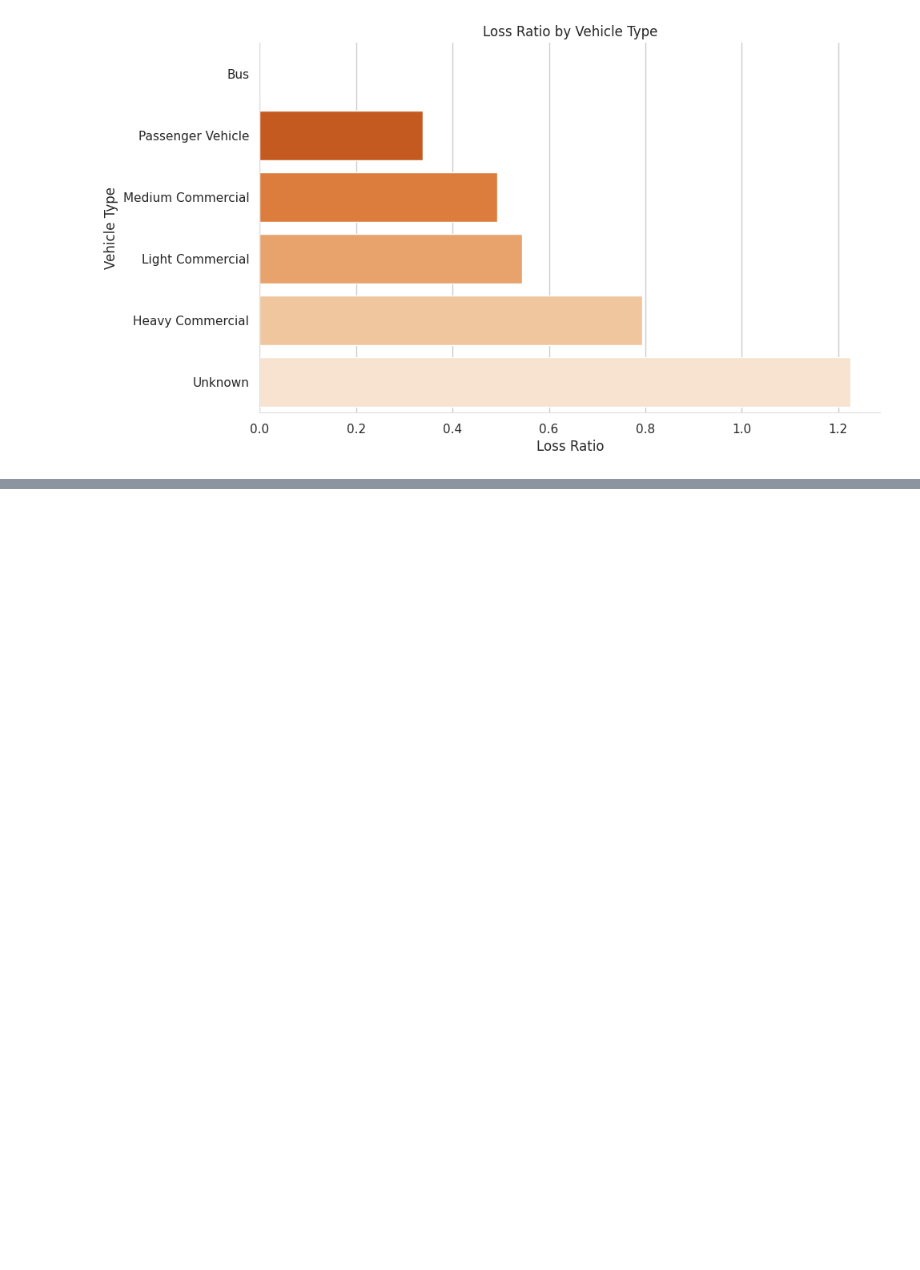
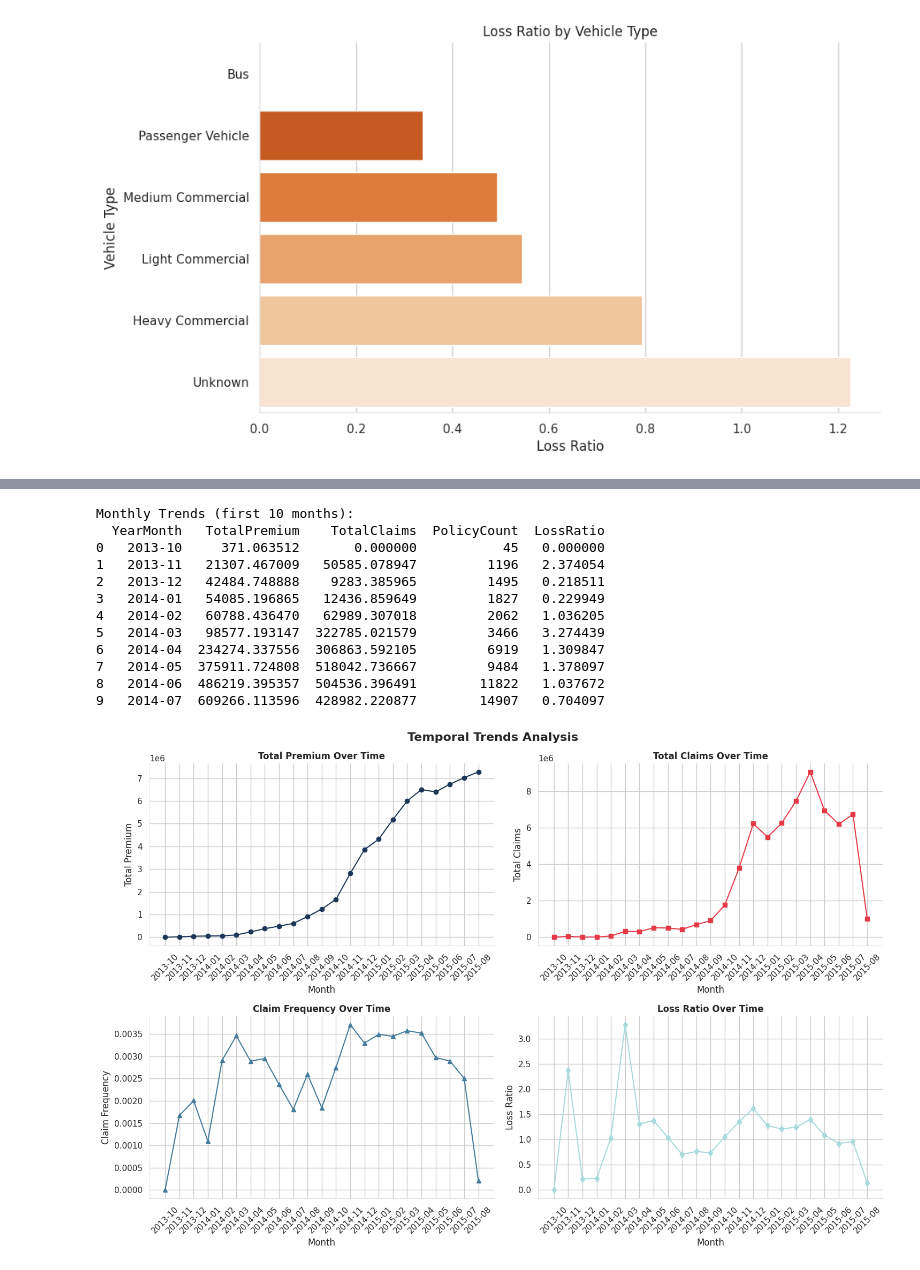
Before and after one commit to Simbogj/insurance-risk-analytics, a Jupyter notebook: notebooks/01_eda.ipynb, the cells around one changed output, grey strips where cells are left out. Cells and saved outputs as stored; diff of their text form; code cells hidden in the pictures; blank space fills up the shorter version.

```diff
--- a/notebooks/01_eda.ipynb
+++ b/notebooks/01_eda.ipynb
@@ -339,0 +378,72 @@ plt.show()
+# %%
+# Temporal Trends Analysis
+# Convert TransactionMonth to datetime
+if not pd.api.types.is_datetime64_any_dtype(df['TransactionMonth']):
+    df['TransactionMonth'] = pd.to_datetime(df['TransactionMonth'])
+
+# Extract month and year
+df['YearMonth'] = df['TransactionMonth'].dt.to_period('M')
+
+# Monthly trends
+monthly_trends = df.groupby('YearMonth').agg({
+    'TotalPremium': 'sum',
+    'TotalClaims': 'sum',
+    'UnderwrittenCoverID': 'count'
+}).rename(columns={'UnderwrittenCoverID': 'PolicyCount'}).reset_index()
+
+# Calculate monthly loss ratio
+monthly_trends['LossRatio'] = np.where(monthly_trends['TotalPremium'] > 0, monthly_trends['TotalClaims'] / monthly_trends['TotalPremium'], 0)
+
+print('Monthly Trends (first 10 months):')
+print(monthly_trends.head(10))
+
+# Plot temporal trends
+fig, axes = plt.subplots(2, 2, figsize=(15, 10))
+fig.suptitle('Temporal Trends Analysis', fontsize=16, fontweight='bold')
+
+# Total Premium over time
+axes[0, 0].plot(monthly_trends['YearMonth'].astype(str), monthly_trends['TotalPremium'], marker='o', color=PALETTE['primary'])
+axes[0, 0].set_title('Total Premium Over Time', fontweight='bold')
+axes[0, 0].set_xlabel('Month')
+axes[0, 0].set_ylabel('Total Premium')
+axes[0, 0].tick_params(axis='x', rotation=45)
+
+# Total Claims over time
+axes[0, 1].plot(monthly_trends['YearMonth'].astype(str), monthly_trends['TotalClaims'], marker='s', color=PALETTE['accent'])
+axes[0, 1].set_title('Total Claims Over Time', fontweight='bold')
+axes[0, 1].set_xlabel('Month')
+axes[0, 1].set_ylabel('Total Claims')
+axes[0, 1].tick_params(axis='x', rotation=45)
+
+# Claim Frequency over time
+claim_frequency_trends = df.groupby('YearMonth')['TotalClaims'].apply(lambda x: (x > 0).mean()).reset_index(name='ClaimFrequency')
+merged_trends = pd.merge(monthly_trends, claim_frequency_trends, on='YearMonth', how='left')
+axes[1, 0].plot(merged_trends['YearMonth'].astype(str), merged_trends['ClaimFrequency'], marker='^', color=PALETTE['secondary'])
+axes[1, 0].set_title('Claim Frequency Over Time', fontweight='bold')
+axes[1, 0].set_xlabel('Month')
+axes[1, 0].set_ylabel('Claim Frequency')
+axes[1, 0].tick_params(axis='x', rotation=45)
+
+# Loss Ratio over time
+axes[1, 1].plot(monthly_trends['YearMonth'].astype(str), monthly_trends['LossRatio'], marker='d', color=PALETTE['highlight'])
+axes[1, 1].set_title('Loss Ratio Over Time', fontweight='bold')
+axes[1, 1].set_xlabel('Month')
+axes[1, 1].set_ylabel('Loss Ratio')
+axes[1, 1].tick_params(axis='x', rotation=45)
+
+plt.tight_layout()
+plt.show()
+# %% [output]
+Monthly Trends (first 10 months):
+  YearMonth   TotalPremium    TotalClaims  PolicyCount  LossRatio
+0   2013-10     371.063512       0.000000           45   0.000000
+1   2013-11   21307.467009   50585.078947         1196   2.374054
+2   2013-12   42484.748888    9283.385965         1495   0.218511
+3   2014-01   54085.196865   12436.859649         1827   0.229949
+4   2014-02   60788.436470   62989.307018         2062   1.036205
+5   2014-03   98577.193147  322785.021579         3466   3.274439
+6   2014-04  234274.337556  306863.592105         6919   1.309847
+7   2014-05  375911.724808  518042.736667         9484   1.378097
+8   2014-06  486219.395357  504536.396491        11822   1.037672
+9   2014-07  609266.113596  428982.220877        14907   0.704097
+[figure, added]
```
Also changed, not shown: parts of 6 cells of this notebook.
